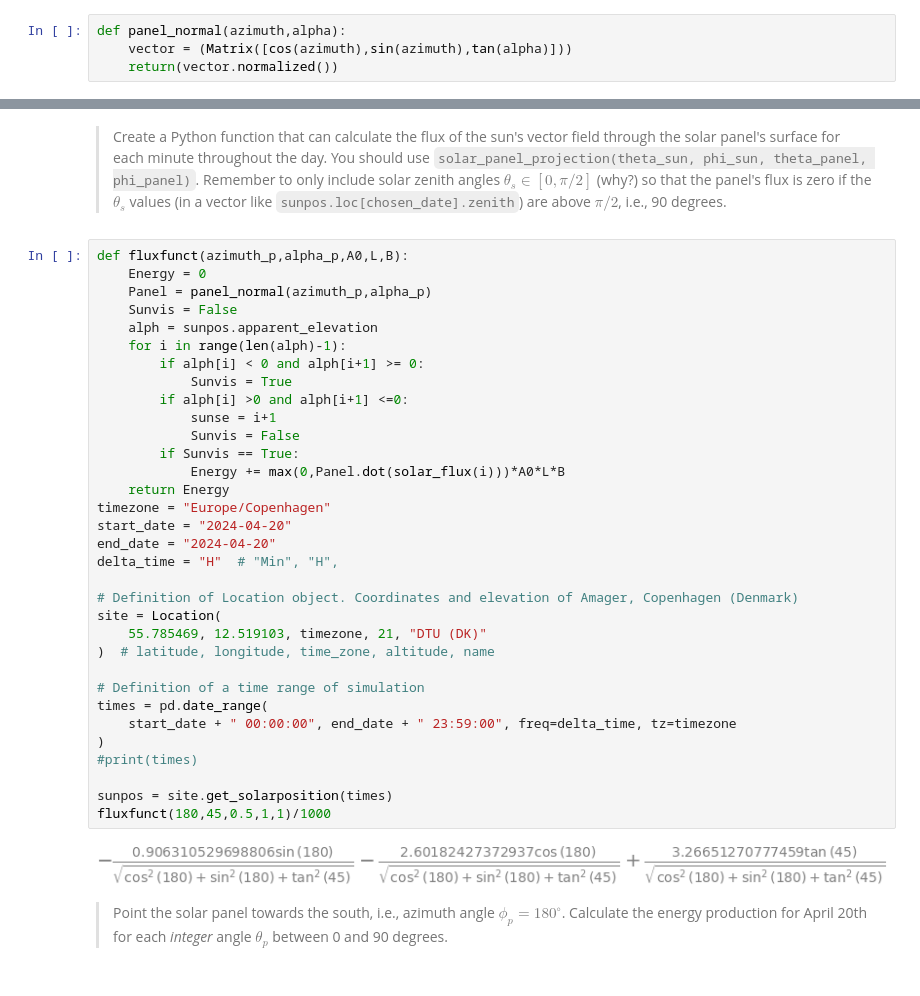
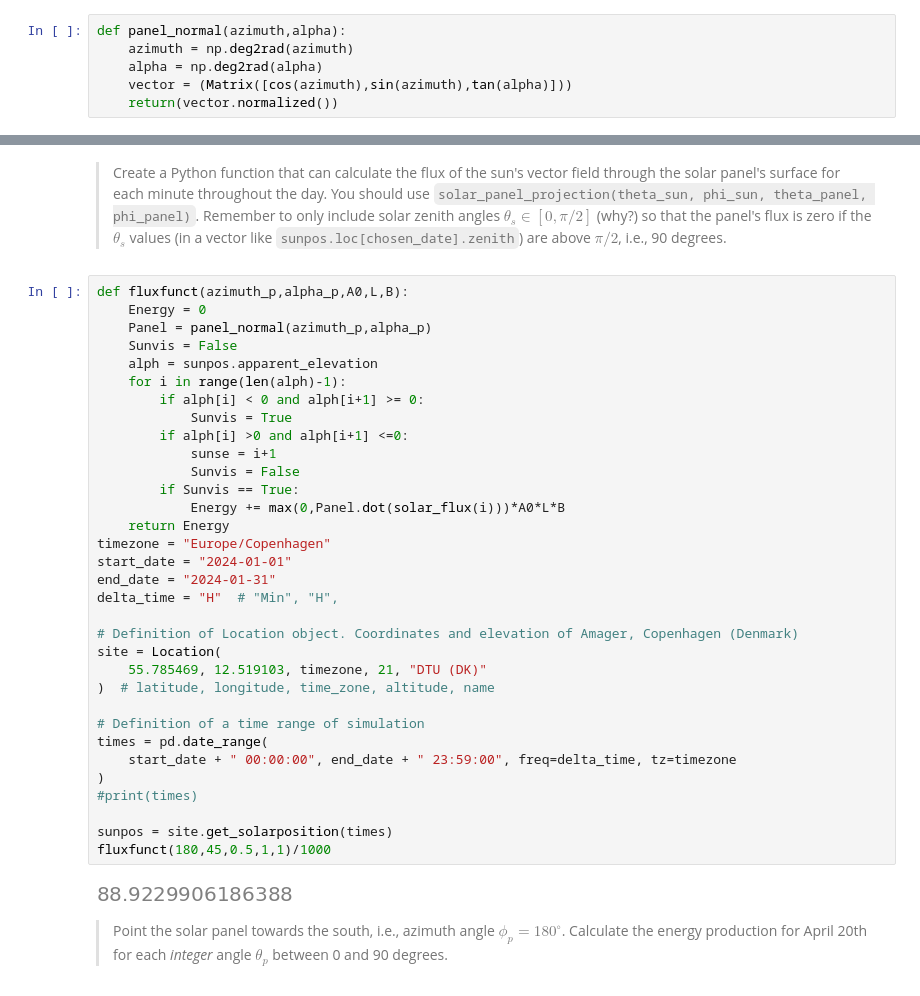
Before and after one commit to Romultra/Ultra-solar-panels, a Jupyter notebook: QuestionsEmil.ipynb, the cells around one changed output, grey strips where cells are left out. Cells and saved outputs as stored; diff of their text form.

```diff
--- a/QuestionsEmil.ipynb
+++ b/QuestionsEmil.ipynb
@@ -76,6 +76,8 @@ def solar_flux(i):
     return(vector.normalized()*1100)
 # %%
 def panel_normal(azimuth,alpha):
+    azimuth = np.deg2rad(azimuth)
+    alpha = np.deg2rad(alpha)
     vector = (Matrix([cos(azimuth),sin(azimuth),tan(alpha)]))
     return(vector.normalized())
 # %% [markdown]
@@ -174,36 +176,36 @@ def fluxfunct(azimuth_p,alpha_p,A0,L,B):
     Energy = 0
     Panel = panel_normal(azimuth_p,alpha_p)
     Sunvis = False
     alph = sunpos.apparent_elevation
     for i in range(len(alph)-1):
         if alph[i] < 0 and alph[i+1] >= 0:
             Sunvis = True
         if alph[i] >0 and alph[i+1] <=0:
             sunse = i+1
             Sunvis = False
         if Sunvis == True:
             Energy += max(0,Panel.dot(solar_flux(i)))*A0*L*B
     return Energy
 timezone = "Europe/Copenhagen"
-start_date = "2024-04-20"
-end_date = "2024-04-20"
+start_date = "2024-01-01"
+end_date = "2024-01-31"
 delta_time = "H"  # "Min", "H",
 
 # Definition of Location object. Coordinates and elevation of Amager, Copenhagen (Denmark)
 site = Location(
     55.785469, 12.519103, timezone, 21, "DTU (DK)"
 )  # latitude, longitude, time_zone, altitude, name
 
 # Definition of a time range of simulation
 times = pd.date_range(
     start_date + " 00:00:00", end_date + " 23:59:00", freq=delta_time, tz=timezone
 )
 #print(times)
 
 sunpos = site.get_solarposition(times)
 fluxfunct(180,45,0.5,1,1)/1000
 # %% [output]
-[figure, old version]
+[figure, new version]
 # %% [markdown]
 > Point the solar panel towards the south, i.e., azimuth angle $\phi_p = 180^\circ$. Calculate the energy production for April 20th for each *integer* angle $\theta_p$ between 0 and 90 degrees.
 # %%
```
Also changed, not shown: parts of 1 cell of this notebook.
